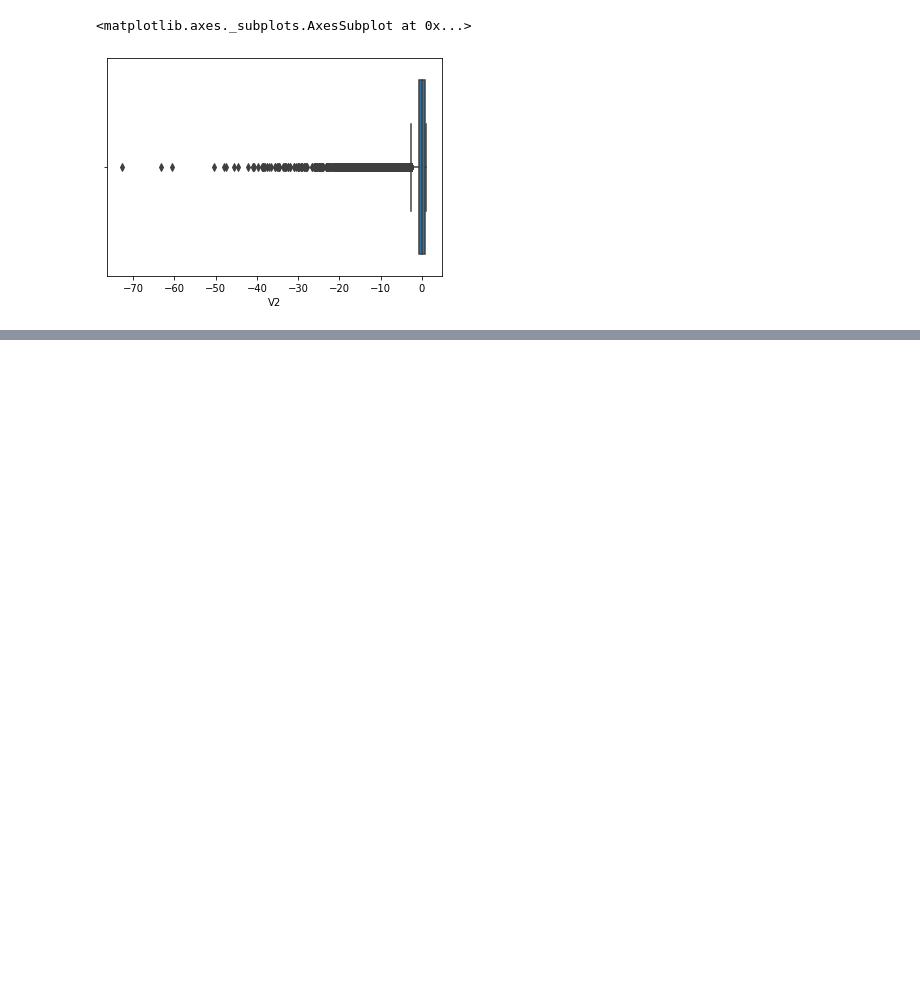
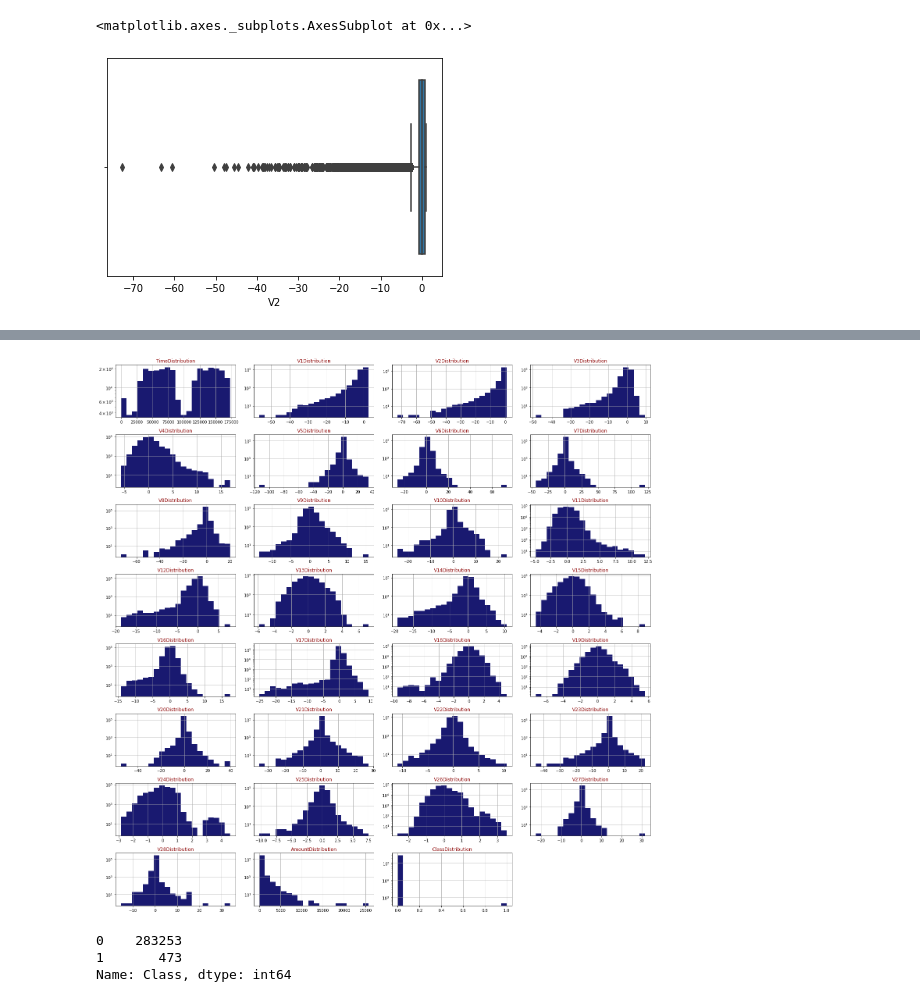
Before and after one commit to spacelord16/Fraud-Detection, a Jupyter notebook: credit_main.ipynb, the cells around one changed output, grey strips where cells are left out. Saved outputs shown, nothing was run; the diff lists cells and outputs as text; code cells hidden in the pictures; blank space fills up the shorter version.

```diff
--- a/credit_main.ipynb
+++ b/credit_main.ipynb
@@ -155,0 +192,3 @@ sns.boxplot(x='V2',data=df)
+# %%
+df_duplicate = df.copy()
+df_duplicate.drop_duplicates(subset = None, inplace=True)
@@ -155,0 +203,3 @@ sns.boxplot(x='V2',data=df)
+# %%
+df = df_duplicate
+df.shape
@@ -155,0 +230,19 @@ sns.boxplot(x='V2',data=df)
+# %%
+def draw_histograms(dataframes, features, rows, columns):
+  fig = plt.figure(figsize=(20,20))
+  for i, feature in enumerate(features):
+    ax = fig.add_subplot(rows,columns,i+1)
+    dataframes[feature].hist(bins=20,ax=ax,facecolor='midnightblue')
+    ax.set_title(feature+"Distribution",color="DarkRed")
+    ax.set_yscale('log')
+  fig.tight_layout()
+  plt.show()
+draw_histograms(df,df.columns,8,4)
+# %% [output]
+[figure, added]
+# %%
+df.Class.value_counts()
+# %% [output]
+0    283253
+1       473
+Name: Class, dtype: int64
```
Also changed, not shown: parts of 11 cells of this notebook.
